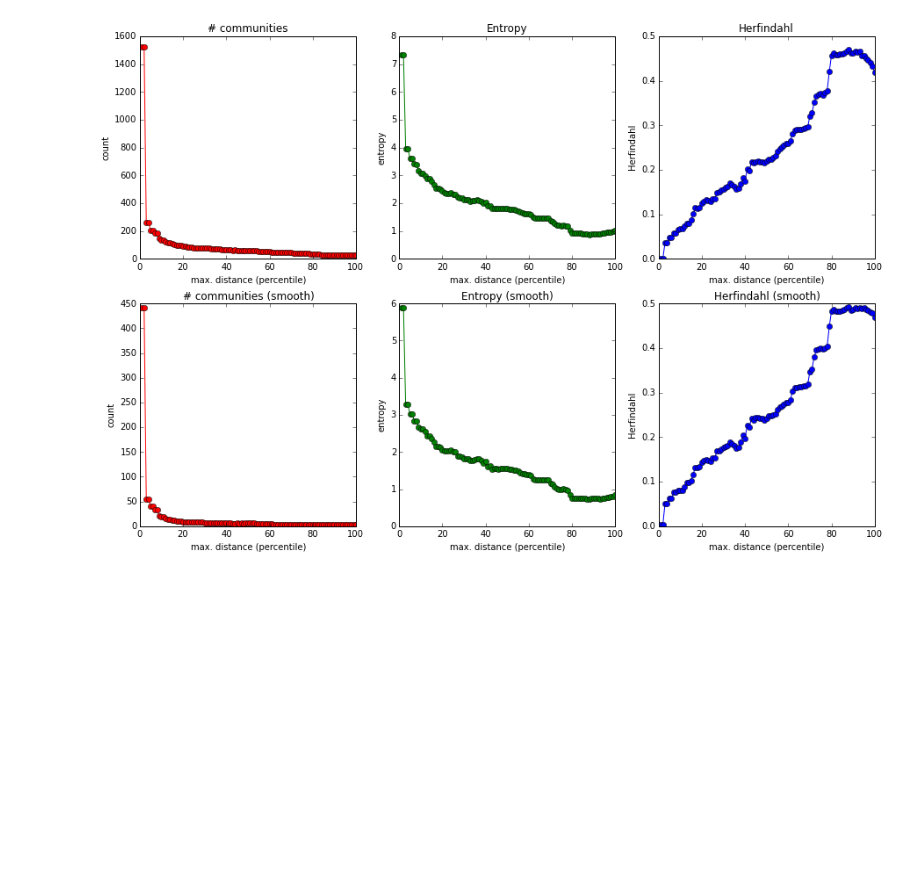
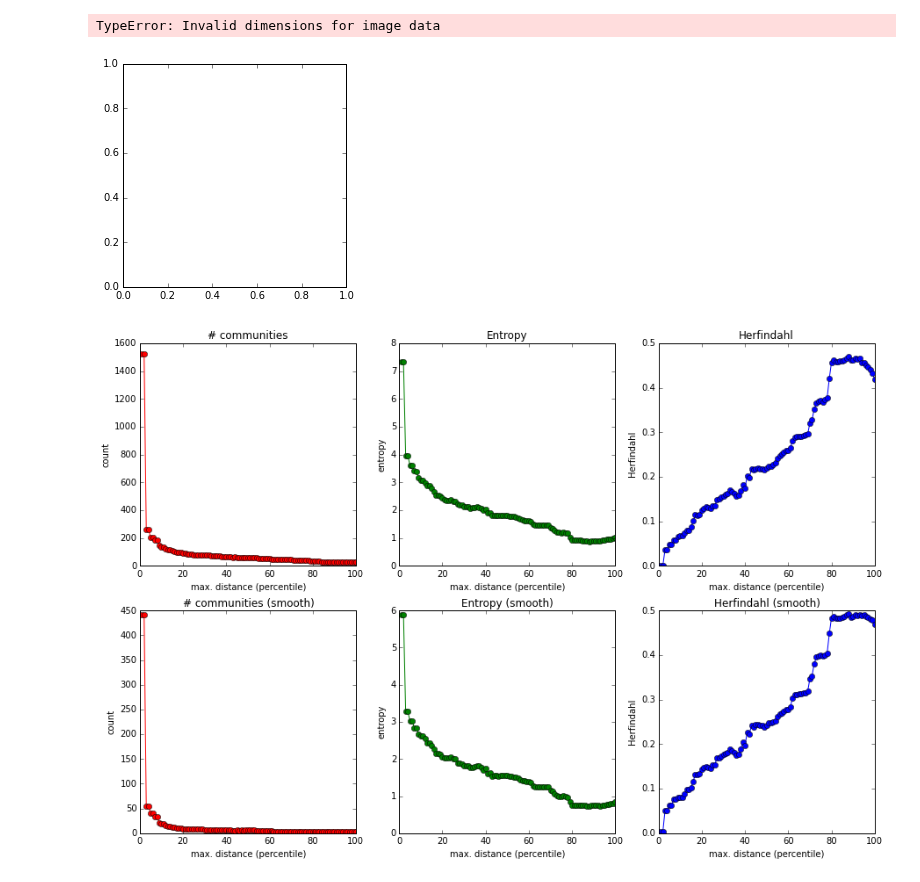
Before and after one commit to telmomenezes/ghostborders, a Jupyter notebook: ipython/scales_metrics.ipynb, the cells around one changed output. Drawn from its saved outputs; the diff is of its cells as text; code cells hidden in the pictures; blank space fills up the shorter version.

```diff
--- a/ipython/scales_metrics.ipynb
+++ b/ipython/scales_metrics.ipynb
@@ -1,3 +14,17 @@
+# %%
+%matplotlib inline
+import matplotlib.pyplot as plt
+import numpy as np
+
+data = np.genfromtxt("/Users/telmo/projects/ghostborders/results/berlin/berlin_dist_matrix.csv", skip_header=0, delimiter=',')
+plt.imshow(data, cmap='hot')
+plt.title('Poland -- Rand index matrix')
+plt.xlabel('max. distance (percentile)')
+plt.ylabel('max. distance (percentile)')
+plt.show()
+# %% [output]
+TypeError: Invalid dimensions for image data
+[figure, added]
 # %%
 BASE_DIR = '/Users/telmo/Dropbox/phantomgrenzen/scales-metrics'
 
```
Also changed, not shown: parts of 1 cell of this notebook, 3 other files.
